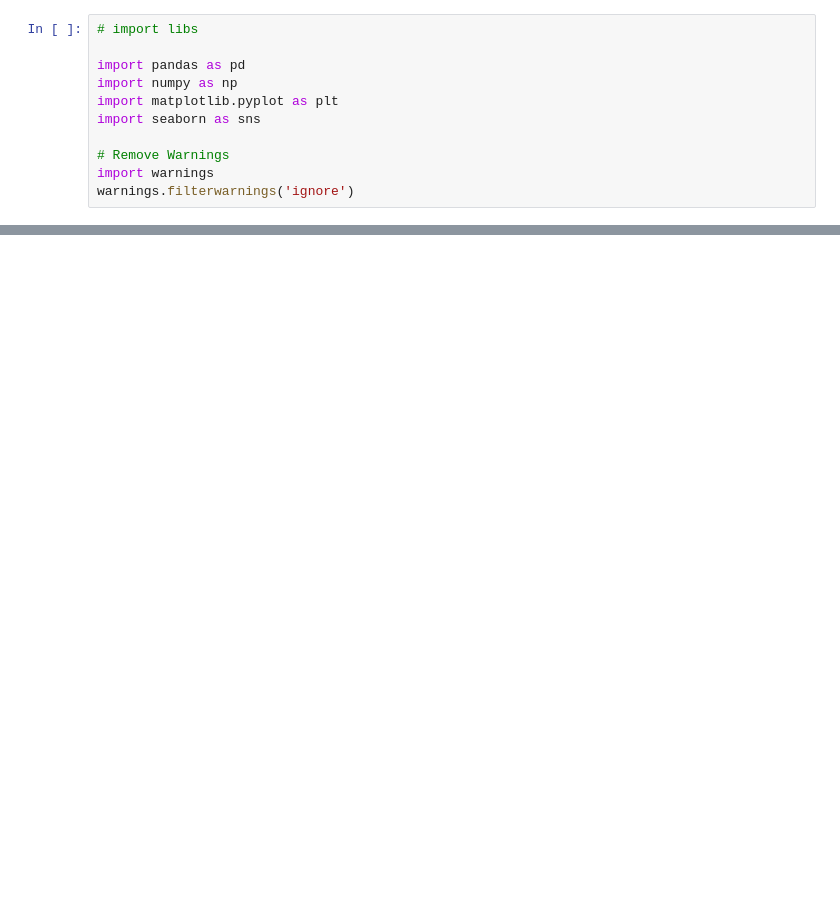
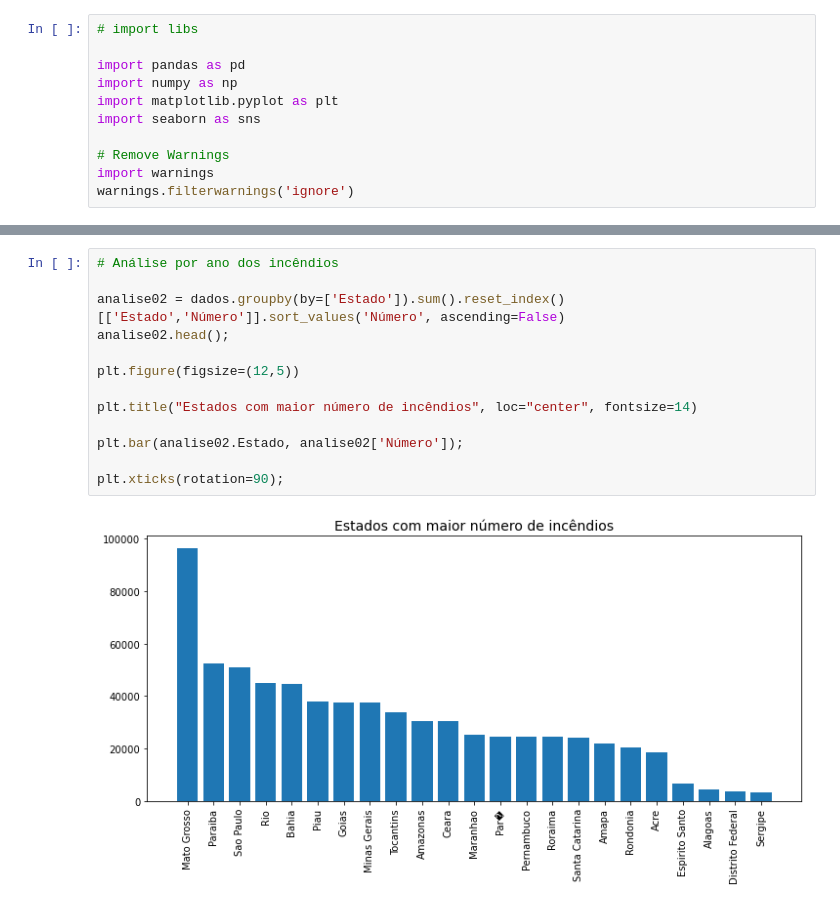
Before and after one commit to isaacuchoa/incendiosFlorestais, a Jupyter notebook: incediosFlorestais.ipynb, the cells around one changed output, grey strips where cells are left out. Cells and saved outputs as stored; diff of their text form; blank space fills up the shorter version.

```diff
--- a/incediosFlorestais.ipynb
+++ b/incediosFlorestais.ipynb
@@ -100,0 +77,15 @@ plt.ylabel('Número de Incêndios');
+# %%
+# Análise por ano dos incêndios
+
+analise02 = dados.groupby(by=['Estado']).sum().reset_index()[['Estado','Número']].sort_values('Número', ascending=False)
+analise02.head();
+
+plt.figure(figsize=(12,5))
+
+plt.title("Estados com maior número de incêndios", loc="center", fontsize=14)
+
+plt.bar(analise02.Estado, analise02['Número']);
+
+plt.xticks(rotation=90);
+# %% [output]
+[figure, added]
```
Also changed, not shown: parts of 9 cells of this notebook.
